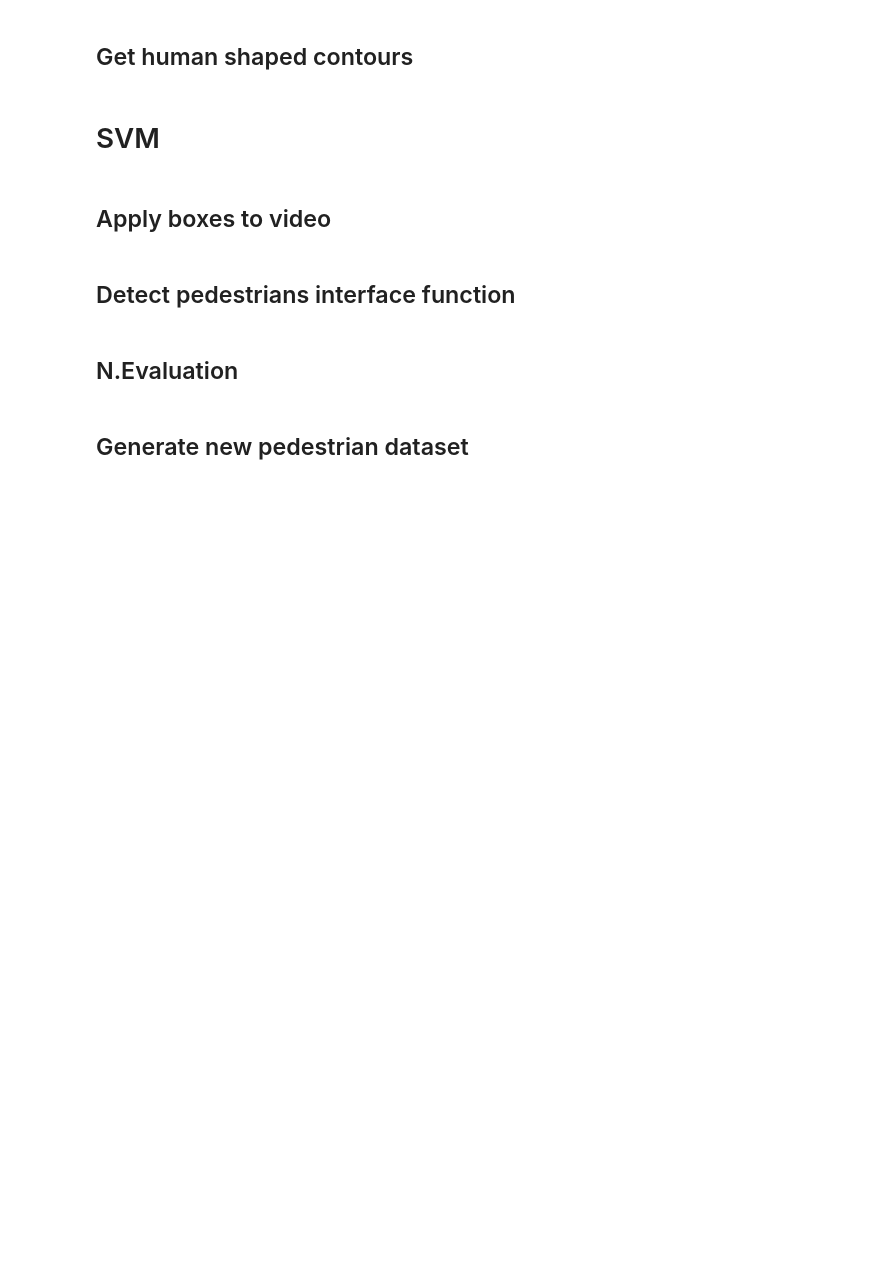
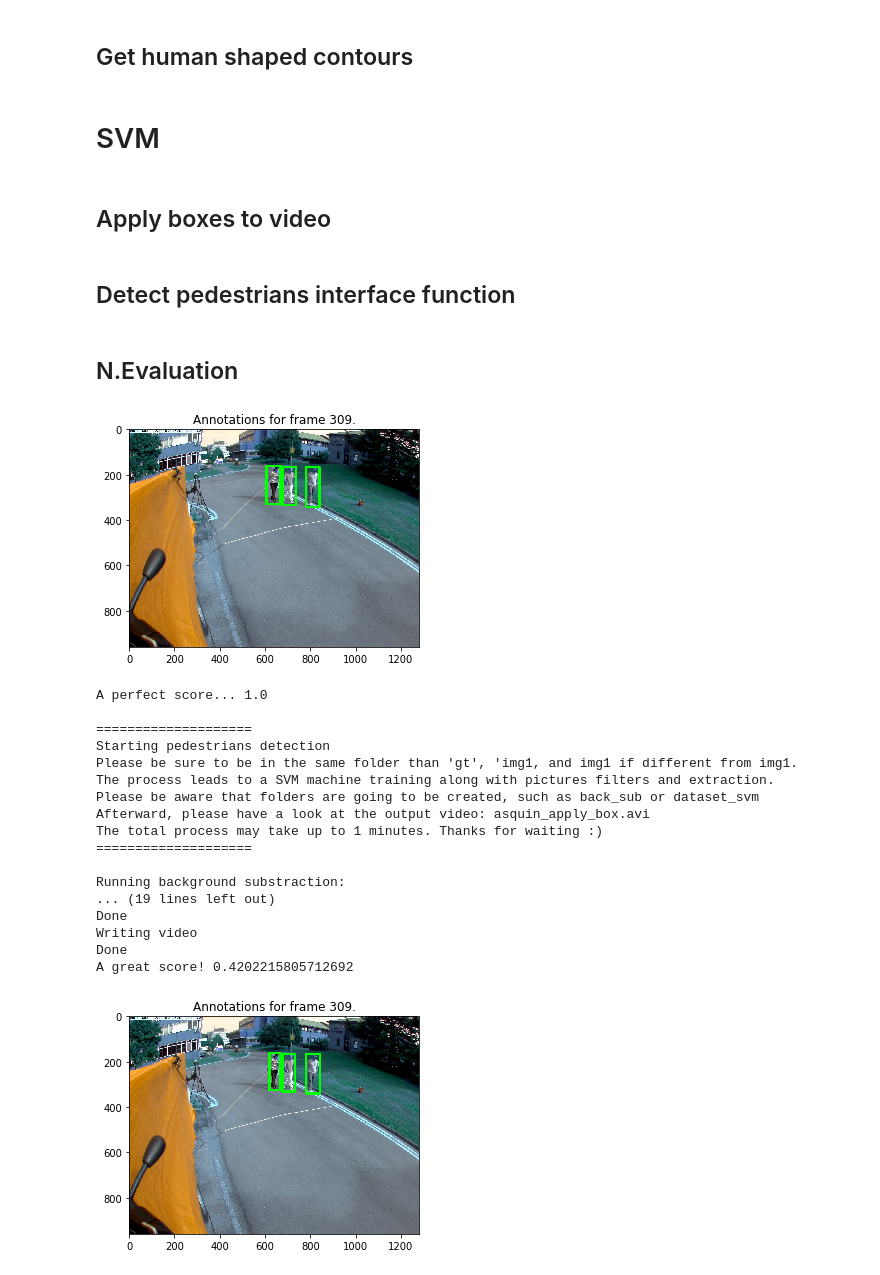
Before and after one commit to paulasquin/computer-vision-cs, a Jupyter notebook: Assignment2/asquin.ipynb, the cells around one changed output. Saved outputs shown, nothing was run; the diff lists cells and outputs as text; code cells hidden in the pictures; blank space fills up the shorter version.

Commit message:
add run outputs for better understanding of project by Victor :tada:

```diff
--- a/Assignment2/asquin.ipynb
+++ b/Assignment2/asquin.ipynb
@@ -711,20 +711,38 @@ def pedestrians(data_root, _W, _H, _N):
 # %% [markdown]
 ## N.Evaluation
 # %%
-SCORING = False
+SCORING = True
 if SCORING:
     data_root = "img1"
     gt = read_gt(gt_path)
     check_id = 309
     show_annotation(gt, check_id, data_root)
 
     print('A perfect score... {}'.format(evaluate_solution(gt, gt, _N)))
 
     # your solution will be tested simply by changing the dataset
     # and changing the module, i.e., the following has to work
     # with simply using your module
     sol = pedestrians(data_root, _W, _H, _N)
     print('A great score! {}'.format(evaluate_solution(sol, gt, _N)))
     show_annotation(sol, check_id, data_root)
+# %% [output]
+[figure, added]
+A perfect score... 1.0
+
+====================
+Starting pedestrians detection
+Please be sure to be in the same folder than 'gt', 'img1, and img1 if different from img1.
+The process leads to a SVM machine training along with pictures filters and extraction.
+Please be aware that folders are going to be created, such as back_sub or dataset_svm
+Afterward, please have a look at the output video: asquin_apply_box.avi
+The total process may take up to 1 minutes. Thanks for waiting :)
+====================
+
+Running background substraction:
+... (19 lines left out)
+Done
+Writing video
+Done
+A great score! 0.4202215805712692
+[figure, added]
-# %% [markdown]
-## Generate new pedestrian dataset
```
Also changed, not shown: parts of 3 cells of this notebook.
